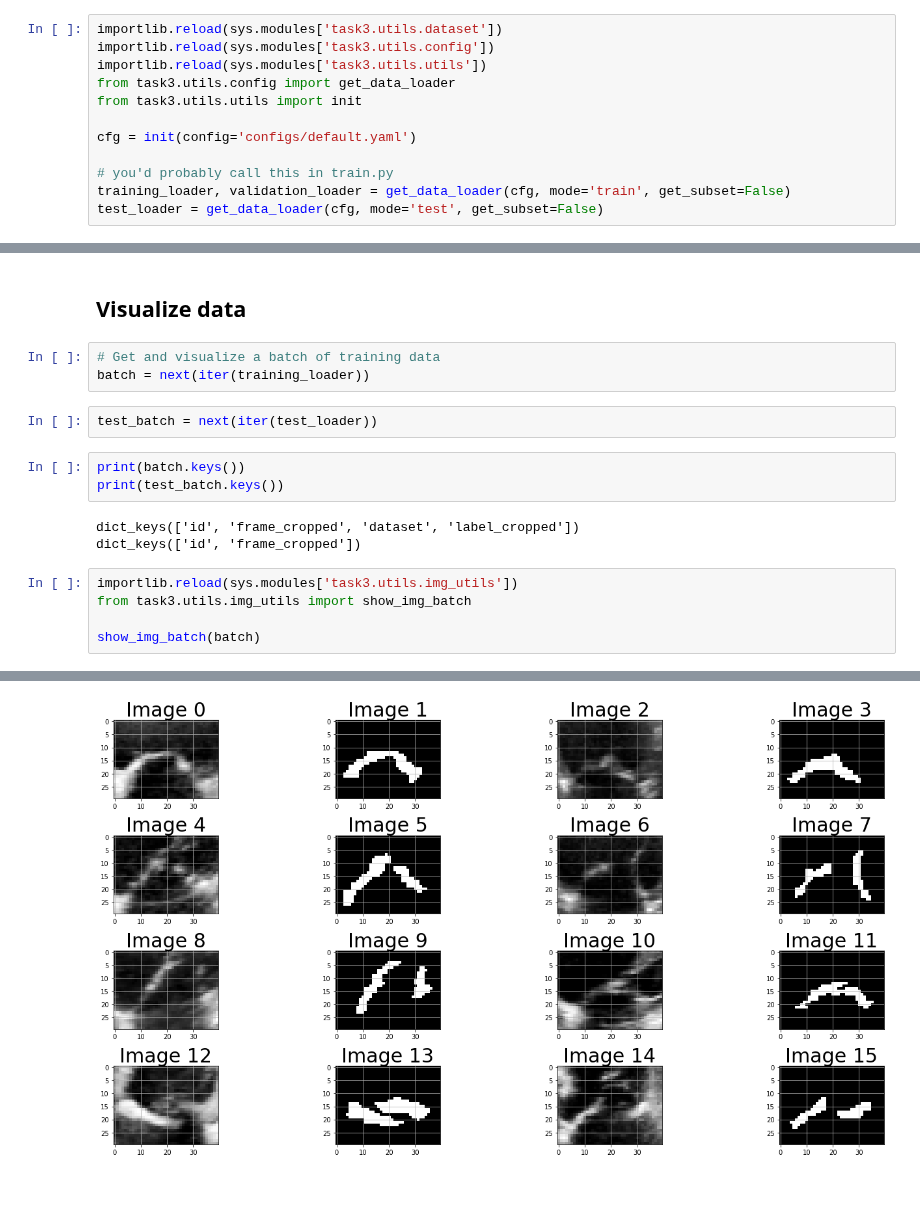
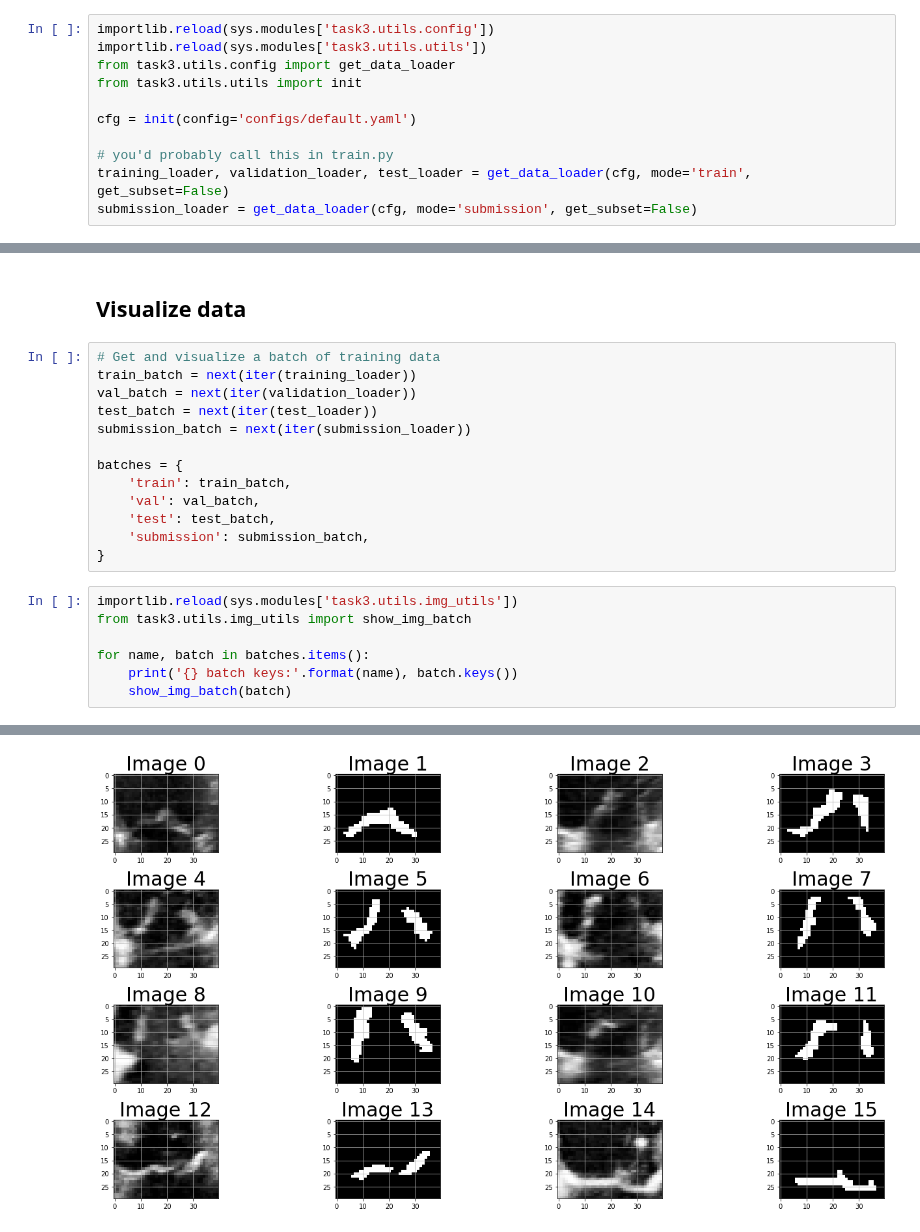
Before and after one commit to jaymoneyjay/aml-project, a Jupyter notebook: task3/task3_tg.ipynb, the cells around one changed output, grey strips where cells are left out. Saved outputs shown, nothing was run; the diff lists cells and outputs as text; blank space fills up the shorter version.

Commit message:
new terminology: "test" refers to the test set used for training evaluation loaded from train.pkl; "submission" refers to the submission set loaded from test.pkl

```diff
--- a/task3/task3_tg.ipynb
+++ b/task3/task3_tg.ipynb
@@ -6,7 +9,6 @@ import sys
 # %% [markdown]
 ## Initialize setup and get the data loader
 # %%
-importlib.reload(sys.modules['task3.utils.dataset'])
 importlib.reload(sys.modules['task3.utils.config'])
 importlib.reload(sys.modules['task3.utils.utils'])
 from task3.utils.config import get_data_loader
@@ -15,6 +17,6 @@ from task3.utils.utils import init
 cfg = init(config='configs/default.yaml')
 
 # you'd probably call this in train.py
-training_loader, validation_loader = get_data_loader(cfg, mode='train', get_subset=False)
-test_loader = get_data_loader(cfg, mode='test', get_subset=False)
+training_loader, validation_loader, test_loader = get_data_loader(cfg, mode='train', get_subset=False)
+submission_loader = get_data_loader(cfg, mode='submission', get_subset=False)
 # %% [output]
@@ -30,18 +32,22 @@ test_loader = get_data_loader(cfg, mode='test', get_subset=False)
 ## Visualize data
 # %%
 # Get and visualize a batch of training data
-batch = next(iter(training_loader))
+train_batch = next(iter(training_loader))
+val_batch = next(iter(validation_loader))
+test_batch = next(iter(test_loader))
+submission_batch = next(iter(submission_loader))
+
+batches = {
+    'train': train_batch,
+    'val': val_batch,
+    'test': test_batch,
+    'submission': submission_batch,
+}
-# %%
-test_batch = next(iter(test_loader))
-# %%
-print(batch.keys())
-print(test_batch.keys())
-# %% [output]
-dict_keys(['id', 'frame_cropped', 'dataset', 'label_cropped'])
-dict_keys(['id', 'frame_cropped'])
 # %%
 importlib.reload(sys.modules['task3.utils.img_utils'])
 from task3.utils.img_utils import show_img_batch
 
-show_img_batch(batch)
+for name, batch in batches.items():
+    print('{} batch keys:'.format(name), batch.keys())
+    show_img_batch(batch)
 # %% [output]
@@ -50 +57 @@ show_img_batch(batch)
-[figure, old version]
+[figure, new version]
```
Also changed, not shown: parts of 5 cells of this notebook, 4 other files.
